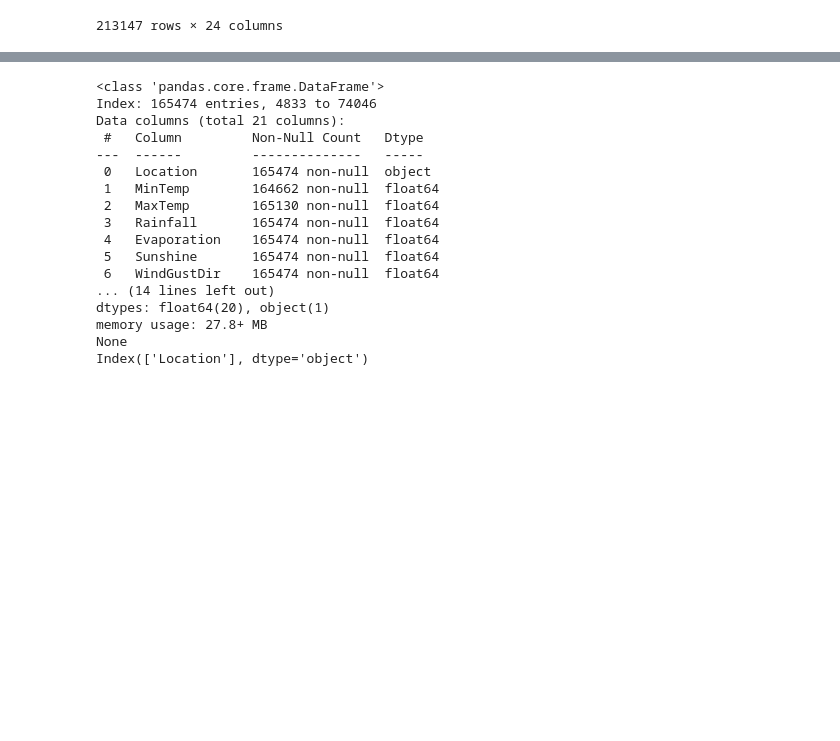
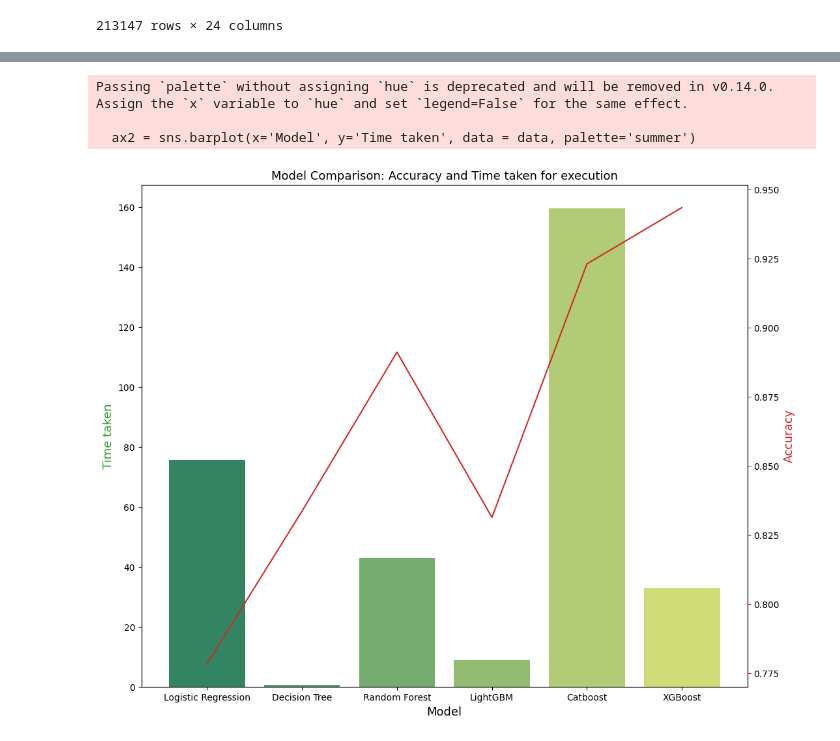
Before and after one commit to bythyag/machine-learning-projects, a Jupyter notebook: rainfall_prediction.ipynb, the cells around one changed output, grey strips where cells are left out. Saved outputs shown, nothing was run; the diff lists cells and outputs as text; code cells hidden in the pictures; blank space fills up the shorter version.

```diff
--- a/rainfall_prediction.ipynb
+++ b/rainfall_prediction.ipynb
@@ -573,43 +631,30 @@ NameError: name 'X_train' is not defined
 # %%
-accuracy_scores = [accuracy_lr, accuracy_dt, accuracy_nn, accuracy_rf, accuracy_lgb, accuracy_cb, accuracy_xgb]
-roc_auc_scores = [roc_auc_lr, roc_auc_dt, roc_auc_nn, roc_auc_rf, roc_auc_lgb, roc_auc_cb, roc_auc_xgb]
-coh_kap_scores = [coh_kap_lr, coh_kap_dt, coh_kap_nn, coh_kap_rf, coh_kap_lgb, coh_kap_cb, coh_kap_xgb]
-tt = [tt_lr, tt_dt, tt_nn, tt_rf, tt_lgb, tt_cb, tt_xgb]
+accuracy_scores = [accuracy_lr, accuracy_dt, accuracy_rf, accuracy_lgb, accuracy_cb, accuracy_xgb] #accuracy_nn
+roc_auc_scores = [roc_auc_lr, roc_auc_dt, roc_auc_rf, roc_auc_lgb, roc_auc_cb, roc_auc_xgb] #roc_auc_nn,
+coh_kap_scores = [coh_kap_lr, coh_kap_dt, coh_kap_rf, coh_kap_lgb, coh_kap_cb, coh_kap_xgb] #coh_kap_nn
+tt = [tt_lr, tt_dt, tt_rf, tt_lgb, tt_cb, tt_xgb] #tt_nn
 
-model_data = {'Model': ['Logistic Regression','Decision Tree','Neural Network','Random Forest','LightGBM','Catboost','XGBoost'],
+model_data = {'Model': ['Logistic Regression','Decision Tree','Random Forest','LightGBM','Catboost','XGBoost'],
               'Accuracy': accuracy_scores,
               'ROC_AUC': roc_auc_scores,
               'Cohen_Kappa': coh_kap_scores,
-              'Time taken': tt}
+              'Time taken': tt} #'Neural Network'
 data = pd.DataFrame(model_data)
 
 fig, ax1 = plt.subplots(figsize=(12,10))
 ax1.set_title('Model Comparison: Accuracy and Time taken for execution', fontsize=13)
 color = 'tab:green'
 ax1.set_xlabel('Model', fontsize=13)
 ax1.set_ylabel('Time taken', fontsize=13, color=color)
 ax2 = sns.barplot(x='Model', y='Time taken', data = data, palette='summer')
 ax1.tick_params(axis='y')
 ax2 = ax1.twinx()
 color = 'tab:red'
 ax2.set_ylabel('Accuracy', fontsize=13, color=color)
 ax2 = sns.lineplot(x='Model', y='Accuracy', data = data, sort=False, color=color)
 ax2.tick_params(axis='y', color=color)
 # %% [output]
-<class 'pandas.core.frame.DataFrame'>
-Index: 165474 entries, 4833 to 74046
-Data columns (total 21 columns):
- #   Column         Non-Null Count   Dtype
----  ------         --------------   -----
- 0   Location       165474 non-null  object
- 1   MinTemp        164662 non-null  float64
- 2   MaxTemp        165130 non-null  float64
- 3   Rainfall       165474 non-null  float64
- 4   Evaporation    165474 non-null  float64
- 5   Sunshine       165474 non-null  float64
- 6   WindGustDir    165474 non-null  float64
-... (14 lines left out)
-dtypes: float64(20), object(1)
-memory usage: 27.8+ MB
-None
-Index(['Location'], dtype='object')
+Passing `palette` without assigning `hue` is deprecated and will be removed in v0.14.0. Assign the `x` variable to `hue` and set `legend=False` for the same effect.
+
+  ax2 = sns.barplot(x='Model', y='Time taken', data = data, palette='summer')
+[figure, added]
```
Also changed, not shown: parts of 3 cells of this notebook.
